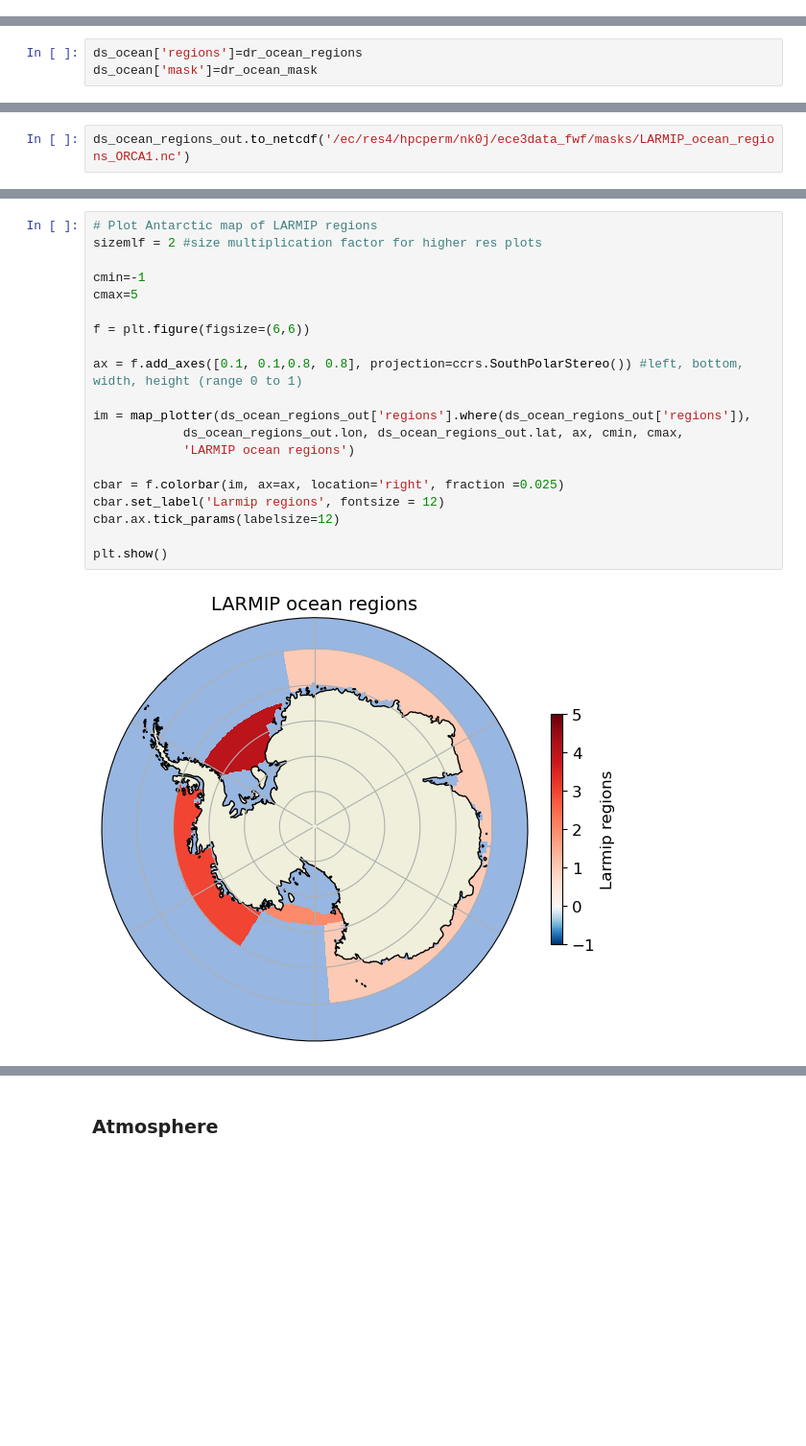
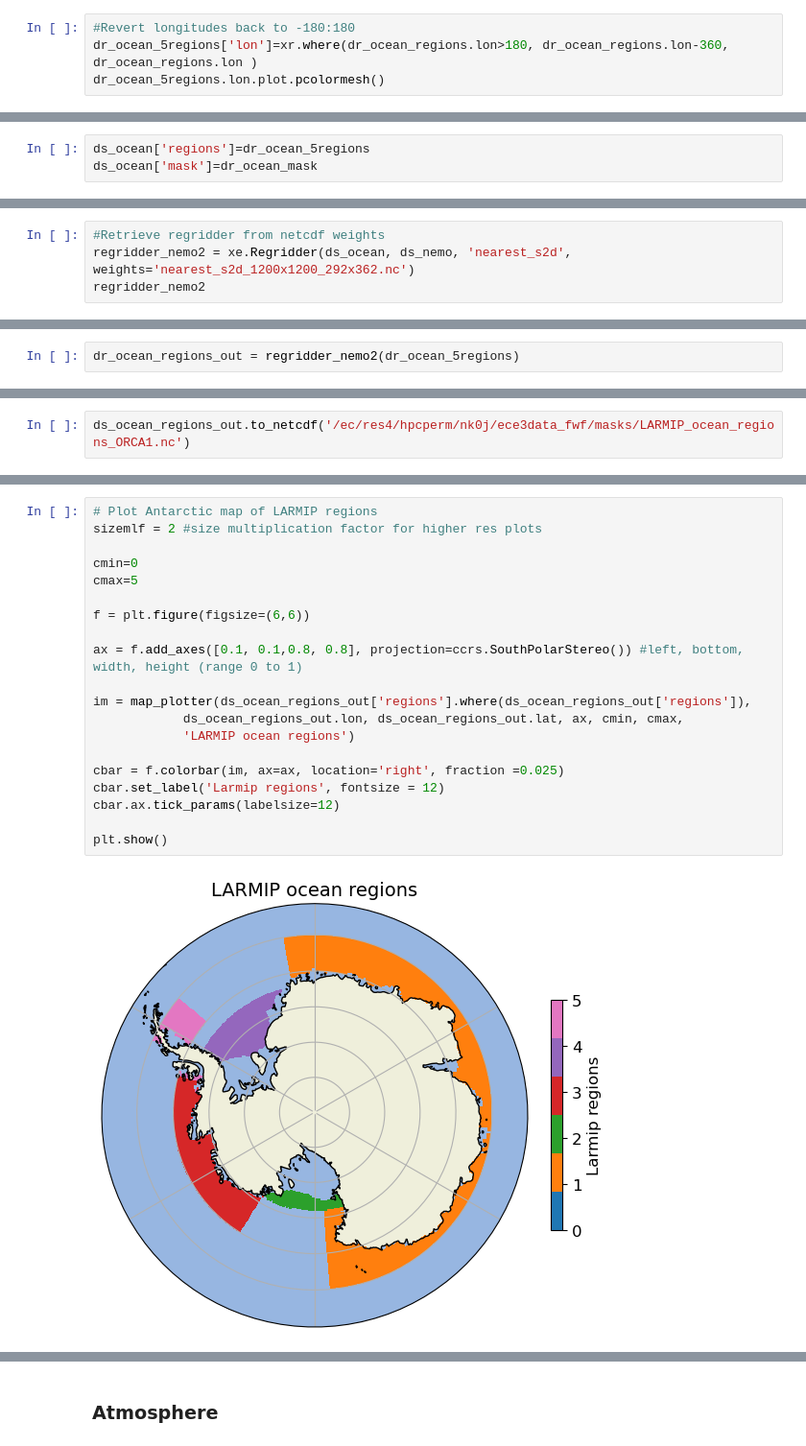
Before and after one commit to evevadeli/ece-interactive-fwf, a Jupyter notebook: runtime/classic/fwf/interactive/notebooks/regridder.ipynb, the cells around one changed output, grey strips where cells are left out. Shown at 96% size. Saved outputs shown, nothing was run; the diff lists cells and outputs as text; blank space fills up the shorter version.

```diff
--- a/runtime/classic/fwf/interactive/notebooks/regridder.ipynb
+++ b/runtime/classic/fwf/interactive/notebooks/regridder.ipynb
@@ -168,0 +223,4 @@ dr_ocean_regions.where(dr_ocean_regions).plot.pcolormesh()
+# %%
+#Revert longitudes back to -180:180
+dr_ocean_5regions['lon']=xr.where(dr_ocean_regions.lon>180, dr_ocean_regions.lon-360, dr_ocean_regions.lon )
+dr_ocean_5regions.lon.plot.pcolormesh()
@@ -231,7 +292,7 @@ Attributes:
     history:  Mon Apr 22 14:07:45 2024: ncatted -O -a units,lat,c,c,degrees n...
     NCO:      netCDF Operators version 4.9.7 (Homepage = http://nco.sf.net, C...
 # %%
-ds_ocean['regions']=dr_ocean_regions
+ds_ocean['regions']=dr_ocean_5regions
 ds_ocean['mask']=dr_ocean_mask
 # %%
 ds_ocean
@@ -426,0 +479,4 @@ nearest_s2d_1200x1200_292x362.nc
+# %%
+#Retrieve regridder from netcdf weights
+regridder_nemo2 = xe.Regridder(ds_ocean, ds_nemo, 'nearest_s2d', weights='nearest_s2d_1200x1200_292x362.nc')
+regridder_nemo2
@@ -439,3 +501,5 @@ dr_ocean_regions_out = regridder_nemo(dr_ocean_regions)
+# %%
+dr_ocean_regions_out = regridder_nemo2(dr_ocean_5regions)
 # %%
 dr_ocean_regions_out
 # %% [output]
@@ -486,25 +550,25 @@ ds_ocean_regions_out.regions.plot.pcolormesh()
 # %%
 # Plot Antarctic map of LARMIP regions
 sizemlf = 2 #size multiplication factor for higher res plots
 
-cmin=-1
+cmin=0
 cmax=5
 
 f = plt.figure(figsize=(6,6))
 
 ax = f.add_axes([0.1, 0.1,0.8, 0.8], projection=ccrs.SouthPolarStereo()) #left, bottom, width, height (range 0 to 1)
 
 im = map_plotter(ds_ocean_regions_out['regions'].where(ds_ocean_regions_out['regions']),
             ds_ocean_regions_out.lon, ds_ocean_regions_out.lat, ax, cmin, cmax,
             'LARMIP ocean regions')
 
 cbar = f.colorbar(im, ax=ax, location='right', fraction =0.025)
 cbar.set_label('Larmip regions', fontsize = 12)
 cbar.ax.tick_params(labelsize=12)
 
 plt.show()
 # %% [output]
-[figure, old version]
+[figure, new version]
 # %%
 # Plot Antarctic map of LARMIP regions
 sizemlf = 2 #size multiplication factor for higher res plots
```
Also changed, not shown: parts of 25 cells of this notebook.
